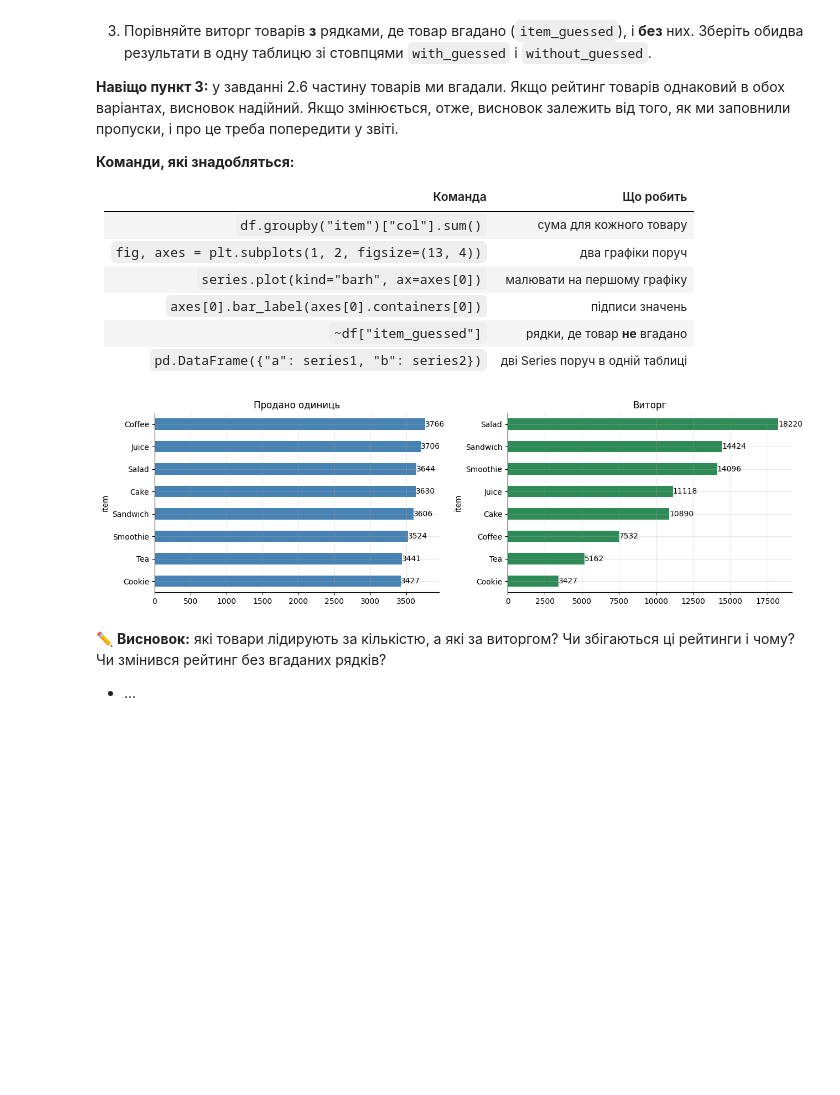
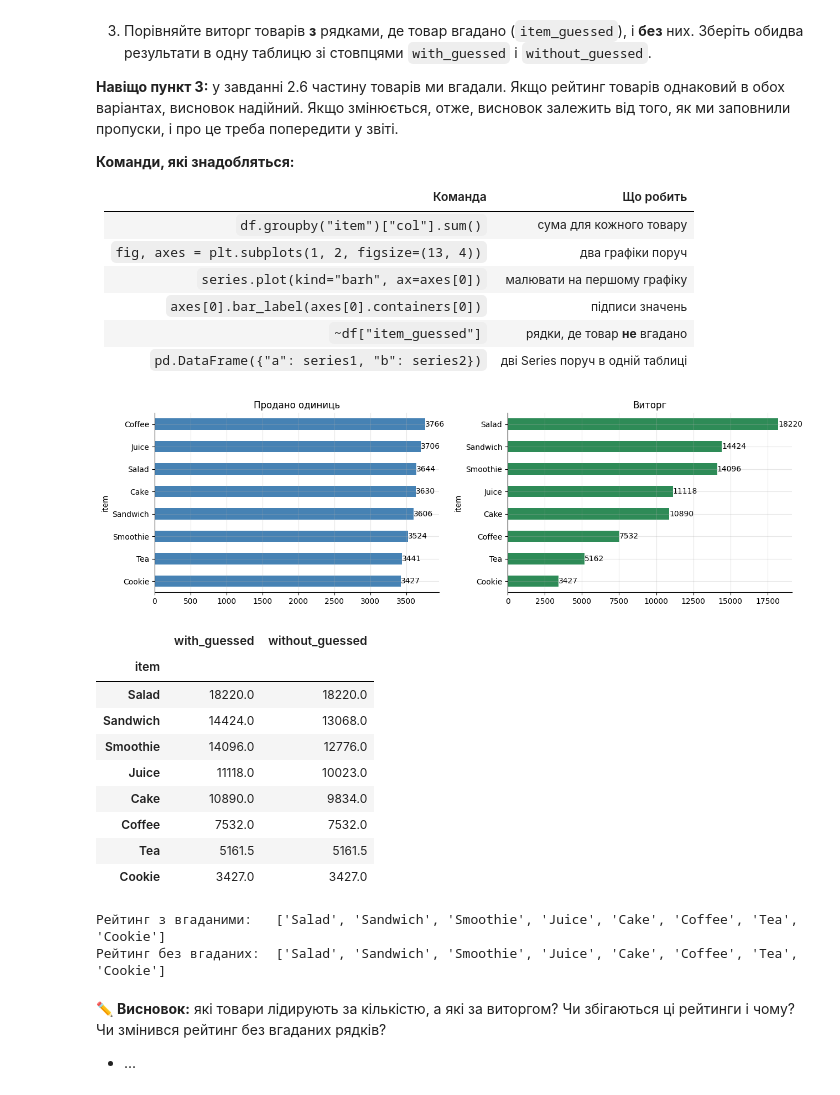
Before and after one commit to Alisa-debug777/Cafe_sales_3_11, a Jupyter notebook: Копия_блокнота_"Pandas_lesson_34_03_11_26_training_project_cafe_sales_ipynb".ipynb, the cells around one changed output. Cells and saved outputs as stored; diff of their text form; code cells hidden in the pictures; blank space fills up the shorter version.

```diff
--- a/Копия_блокнота_"Pandas_lesson_34_03_11_26_training_project_cafe_sales_ipynb".ipynb
+++ b/Копия_блокнота_"Pandas_lesson_34_03_11_26_training_project_cafe_sales_ipynb".ipynb
@@ -838,25 +838,46 @@ print(f"Збережено у файл: {FILE_OUT}")
 # %%
 df_items = df[df['item'] != 'Unklown']
 qty = df_items.groupby('item')['quantity'].sum().sort_values()
 revenue = df_items.groupby('item')['total_spent'].sum().sort_values()
 
 fig, axes = plt.subplots(1, 2, figsize=(13, 4))
 
 qty.plot(kind='barh', ax=axes[0], color='steelblue')
 axes[0].set_title('Продано одиниць')
 axes[0].bar_label(axes[0].containers[0], fmt='%.0f')
 
 revenue.plot(kind='barh', ax=axes[1], color='seagreen')
 axes[1].set_title('Виторг')
 axes[1].bar_label(axes[1].containers[0], fmt='%.0f')
 
 plt.tight_layout()
 plt.show()
 
 with_guessed = df_items.groupby('item')['total_spent'].sum()
 without_guessed = df_items[~df_items['item_guessed']].groupby('item')['total_spent'].sum()
+
+comparison = pd.DataFrame({
+    'with_guessed': with_guessed,
+    'without_guessed': without_guessed
+}).sort_values('with_guessed', ascending=False)
+
+display(comparison)
+print("Рейтинг з вгаданими:  ", list(comparison['with_guessed'].sort_values(ascending=False).index))
+print("Рейтинг без вгаданих: ", list(comparison['without_guessed'].sort_values(ascending=False).index))
 # %% [output]
 [figure]
+|  | with_guessed | without_guessed |
+| item |  |  |
+| Salad | 18220.0 | 18220.0 |
+| Sandwich | 14424.0 | 13068.0 |
+| Smoothie | 14096.0 | 12776.0 |
+| Juice | 11118.0 | 10023.0 |
+| Cake | 10890.0 | 9834.0 |
+| Coffee | 7532.0 | 7532.0 |
+| Tea | 5161.5 | 5161.5 |
+| Cookie | 3427.0 | 3427.0 |
+Рейтинг з вгаданими:   ['Salad', 'Sandwich', 'Smoothie', 'Juice', 'Cake', 'Coffee', 'Tea', 'Cookie']
+Рейтинг без вгаданих:  ['Salad', 'Sandwich', 'Smoothie', 'Juice', 'Cake', 'Coffee', 'Tea', 'Cookie']
 # %% [markdown]
 ✏️ **Висновок:** які товари лідирують за кількістю, а які за виторгом? Чи збігаються ці рейтинги і чому? Чи змінився рейтинг без вгаданих рядків?
 
```
